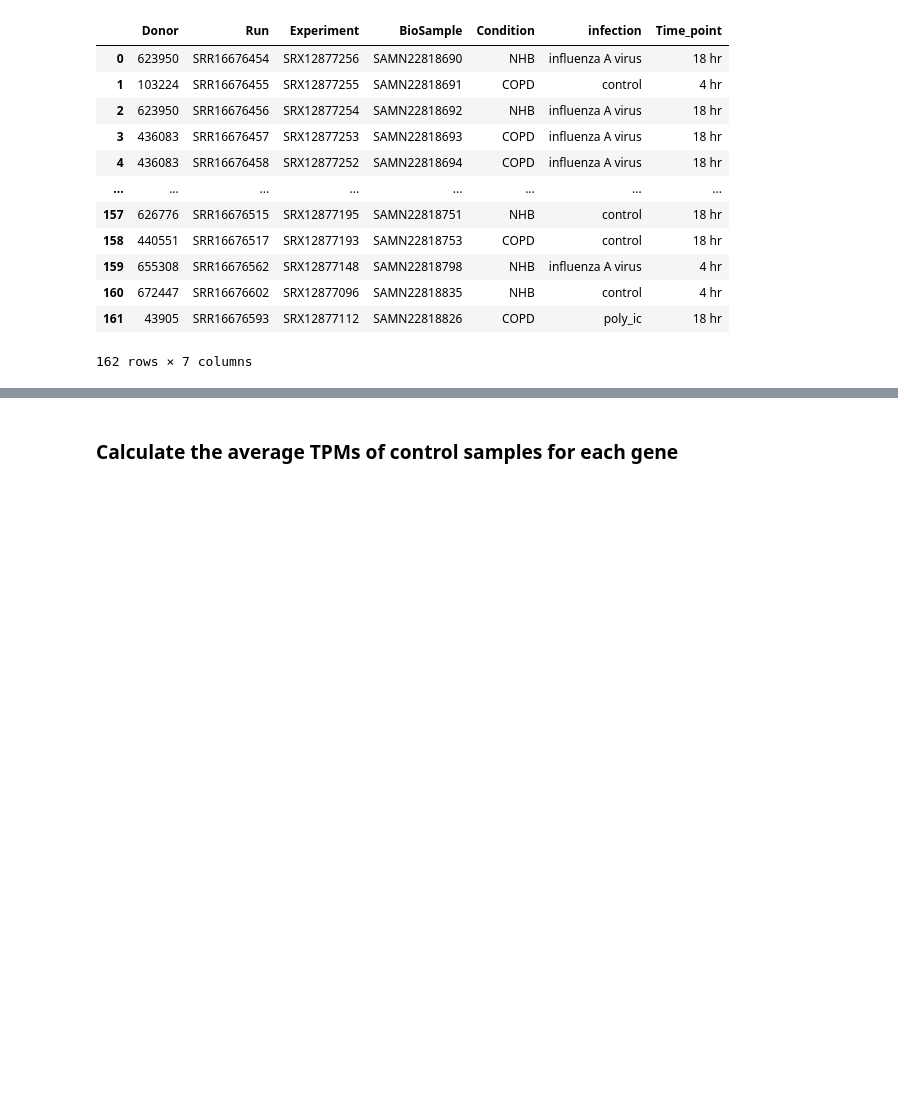
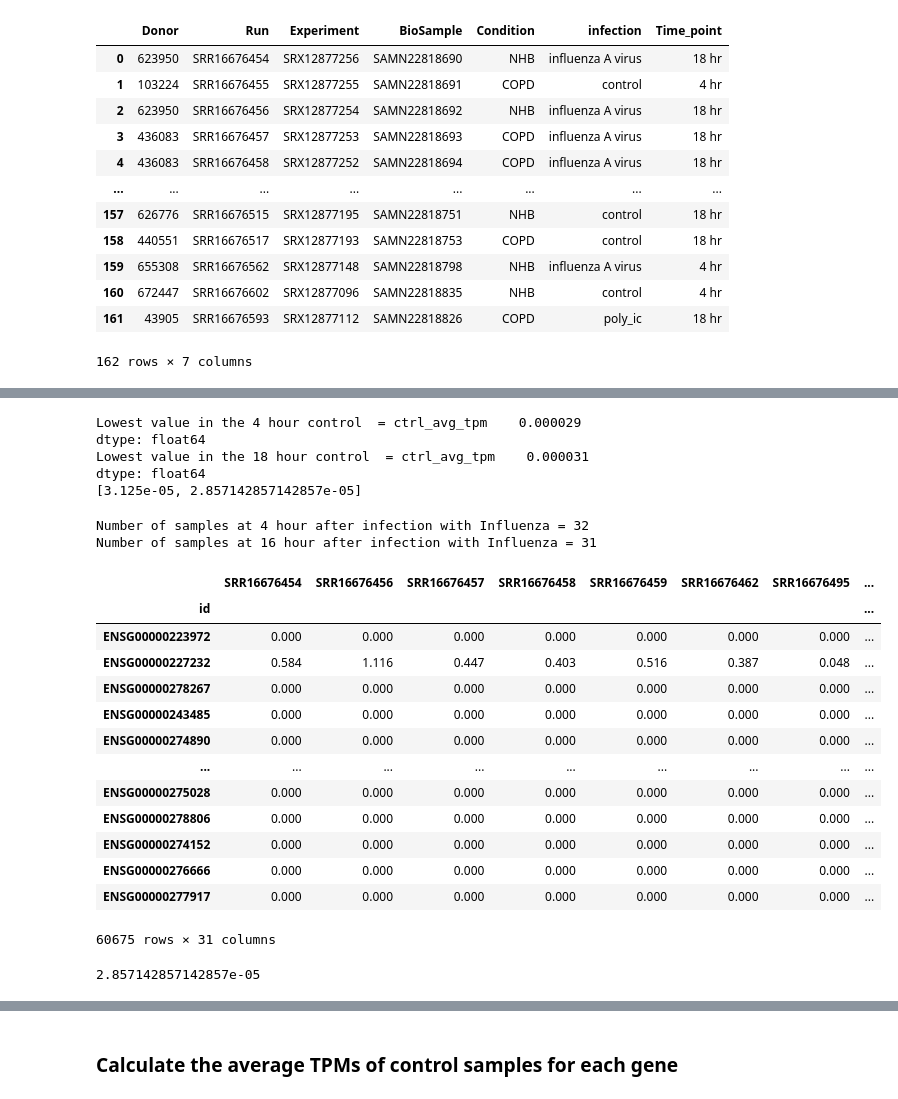
Before and after one commit to bos-lab/ANTIVIRAL-TARGETS, a Jupyter notebook: results/PRJNA776746/jupyter_analyses/tpm_delta.ipynb, the cells around one changed output, grey strips where cells are left out. Cells and saved outputs as stored; diff of their text form; code cells hidden in the pictures; blank space fills up the shorter version.

Commit message:
now calcs ratios and all influ data

```diff
--- a/results/PRJNA776746/jupyter_analyses/tpm_delta.ipynb
+++ b/results/PRJNA776746/jupyter_analyses/tpm_delta.ipynb
@@ -59,0 +116,60 @@ sub_mdata
+# %%
+print("Lowest value in the 4 hour control  = " + str(ctrl_4hr_final[ctrl_4hr_final > 0.0].min()))
+print("Lowest value in the 18 hour control  = " + str(ctrl_18hr_final[ctrl_18hr_final > 0.0].min()))
+lowest_vals = []
+lowest_vals.append(ctrl_18hr_final[ctrl_18hr_final > 0.0].min().to_list()[0])
+lowest_vals.append(ctrl_4hr_final[ctrl_4hr_final > 0.0].min().to_list()[0])
+print(lowest_vals)
+# %% [output]
+Lowest value in the 4 hour control  = ctrl_avg_tpm    0.000029
+dtype: float64
+Lowest value in the 18 hour control  = ctrl_avg_tpm    0.000031
+dtype: float64
+[3.125e-05, 2.857142857142857e-05]
+# %%
+# Get a list of influenza A virus samples for NHB patient that were collected at 4 hours after infection
+Influ_4h = sub_mdata[(sub_mdata['infection'] == "influenza A virus") & (sub_mdata['Time_point'] == "4 hr")]['Run'].to_list()
+Influ_18h = sub_mdata[(sub_mdata['infection'] == "influenza A virus") & (sub_mdata['Time_point'] == "18 hr")]['Run'].to_list()
+print("Number of samples at 4 hour after infection with Influenza = " + str(len(Influ_4h)))
+print("Number of samples at 16 hour after infection with Influenza = " + str(len(Influ_18h)))
+# %% [output]
+Number of samples at 4 hour after infection with Influenza = 32
+Number of samples at 16 hour after infection with Influenza = 31
+# %%
+# Get dataframe with only the infected samples
+Influ_4h.append("id")
+Influ_18h.append("id")
+
+Influ_4h_df = all_tpms[Influ_4h]
+Influ_18h_df = all_tpms[Influ_18h]
+
+Influ_4h_df.index = Influ_4h_df['id']
+Influ_18h_df.index = Influ_4h_df['id']
+
+Influ_4h_df = Influ_4h_df.drop("id",axis=1)
+Influ_18h_df = Influ_18h_df.drop("id",axis=1)
+Influ_18h_df = Influ_18h_df
+Influ_18h_df
+# %% [output]
+|  | SRR16676454 | SRR16676456 | SRR16676457 | SRR16676458 | SRR16676459 | SRR16676462 | SRR16676495 | ... |
+| id |  |  |  |  |  |  |  | ... |
+| ENSG00000223972 | 0.000 | 0.000 | 0.000 | 0.000 | 0.000 | 0.000 | 0.000 | ... |
+| ENSG00000227232 | 0.584 | 1.116 | 0.447 | 0.403 | 0.516 | 0.387 | 0.048 | ... |
+| ENSG00000278267 | 0.000 | 0.000 | 0.000 | 0.000 | 0.000 | 0.000 | 0.000 | ... |
+| ENSG00000243485 | 0.000 | 0.000 | 0.000 | 0.000 | 0.000 | 0.000 | 0.000 | ... |
+| ENSG00000274890 | 0.000 | 0.000 | 0.000 | 0.000 | 0.000 | 0.000 | 0.000 | ... |
+| ... | ... | ... | ... | ... | ... | ... | ... | ... |
+| ENSG00000275028 | 0.000 | 0.000 | 0.000 | 0.000 | 0.000 | 0.000 | 0.000 | ... |
+| ENSG00000278806 | 0.000 | 0.000 | 0.000 | 0.000 | 0.000 | 0.000 | 0.000 | ... |
+| ENSG00000274152 | 0.000 | 0.000 | 0.000 | 0.000 | 0.000 | 0.000 | 0.000 | ... |
+| ENSG00000276666 | 0.000 | 0.000 | 0.000 | 0.000 | 0.000 | 0.000 | 0.000 | ... |
+| ENSG00000277917 | 0.000 | 0.000 | 0.000 | 0.000 | 0.000 | 0.000 | 0.000 | ... |
+60675 rows × 31 columns
+# %%
+lowest_vals.append(Influ_18h_df[Influ_18h_df > 0.0].min().min())
+lowest_vals.append(Influ_4h_df[Influ_4h_df > 0.0].min().min())
+lowest_vals
+lowest_val = min(lowest_vals)
+lowest_val
+# %% [output]
+2.857142857142857e-05
```
Also changed, not shown: parts of 11 cells of this notebook.
